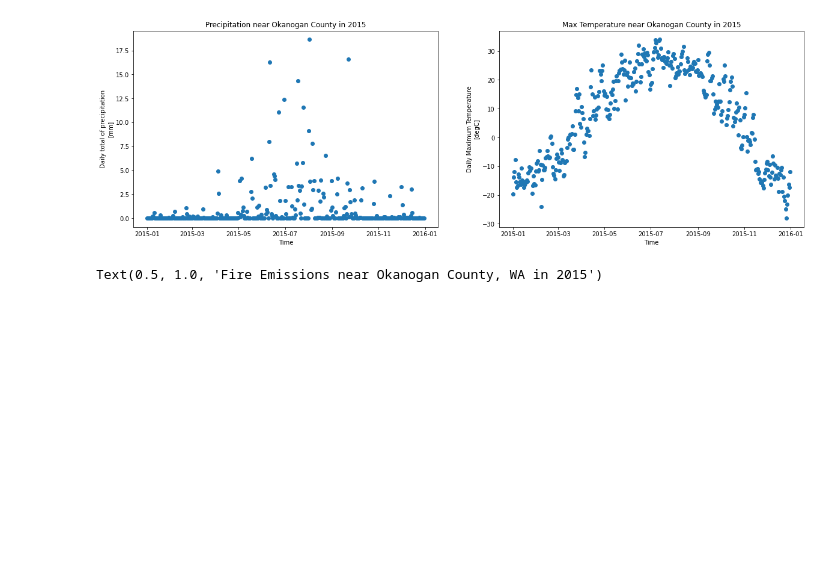
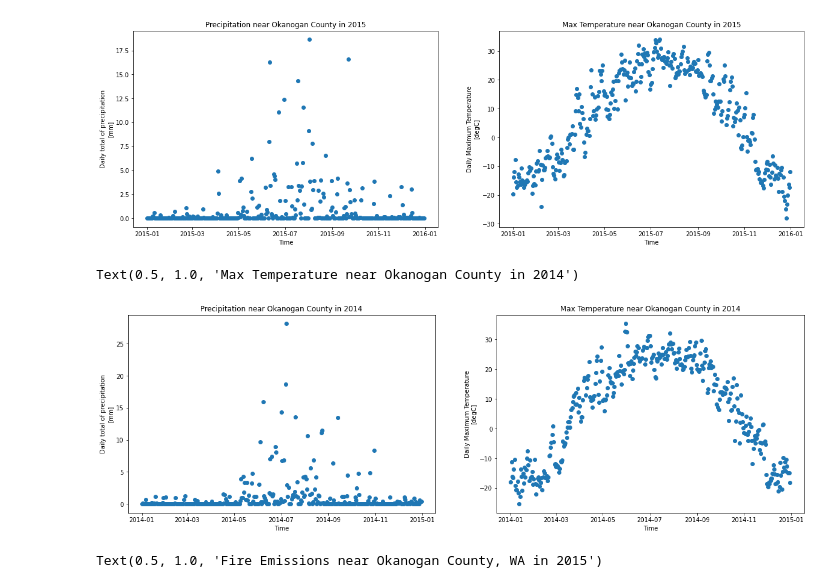
Before and after one commit to SophKJ/finalproject_fall21, a Jupyter notebook: FireFuelEmissions.ipynb, the cells around one changed output. Cells and saved outputs as stored; diff of their text form; code cells hidden in the pictures; blank space fills up the shorter version.

```diff
--- a/FireFuelEmissions.ipynb
+++ b/FireFuelEmissions.ipynb
@@ -202,6 +210,18 @@ ax1.set_title('Max Temperature near Okanogan County in 2015')
 # %% [output]
 Text(0.5, 1.0, 'Max Temperature near Okanogan County in 2015')
 [figure]
+# %%
+fig, ax = plt.subplots(ncols=2,figsize=(20,6))
+ax0,ax1 = ax
+
+precip_2014.sel(lon=119.0, lat=48.0, method='nearest').plot.scatter(x='time',y='precip',ax=ax0)
+ax0.set_title('Precipitation near Okanogan County in 2014')
+
+tmax_2014.sel(lon=119.0, lat=48.0, method='nearest').plot.scatter(x='time',y='tmax',ax=ax1)
+ax1.set_title('Max Temperature near Okanogan County in 2014')
+# %% [output]
+Text(0.5, 1.0, 'Max Temperature near Okanogan County in 2014')
+[figure, added]
 # %%
 fig, ax = plt.subplots(ncols=2,figsize=(20,6))
 ax0,ax1 = ax
```
Also changed, not shown: parts of 8 cells of this notebook.
